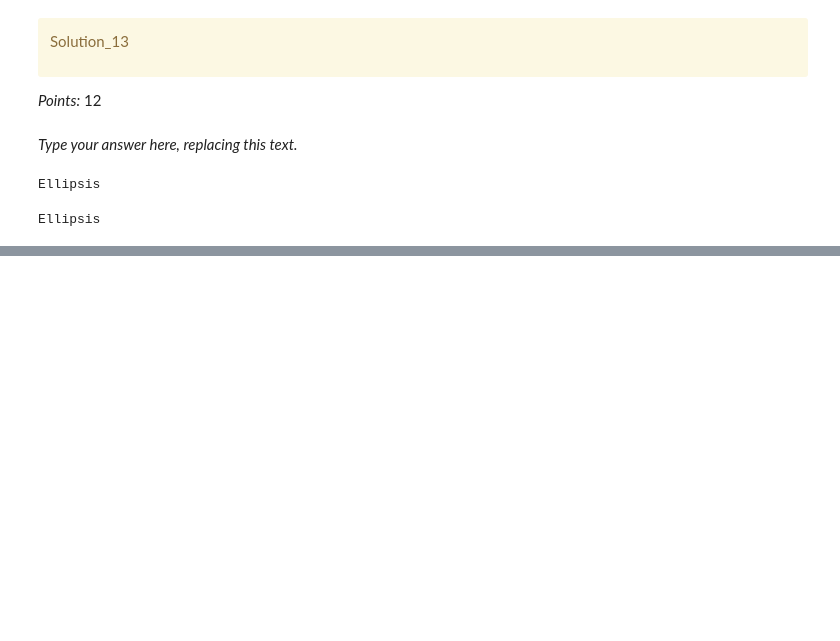
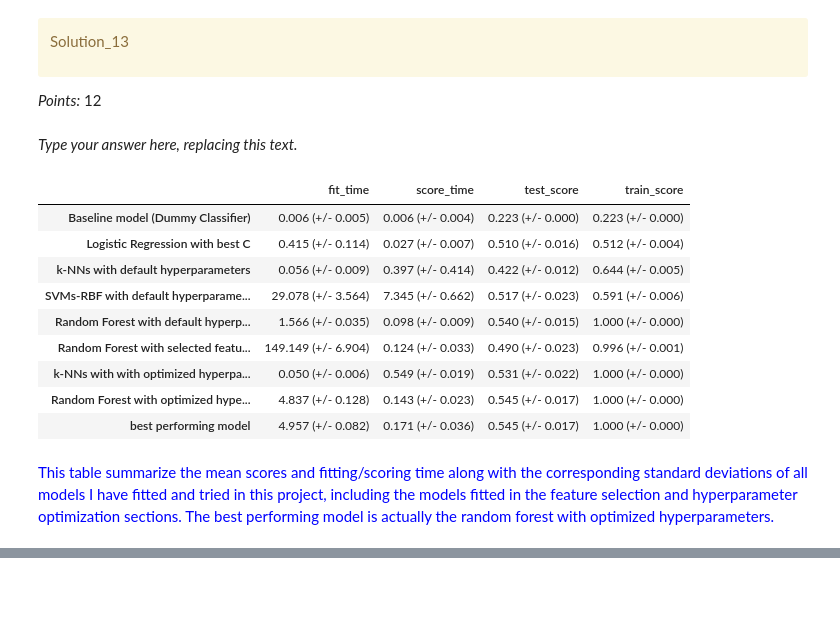
Before and after one commit to ljy0401/CPSC-330-Project-Default-of-Credit-Card-Clients-Predictions, a Jupyter notebook: hw5.ipynb, the cells around one changed output, grey strips where cells are left out. Drawn from its saved outputs; the diff is of its cells as text; code cells hidden in the pictures; blank space fills up the shorter version.

```diff
--- a/hw5.ipynb
+++ b/hw5.ipynb
@@ -1087,0 +1038,17 @@ Ellipsis
+# %%
+#I write the codes below based on the codes provided in lecture 13 notebook.
+preprocessor.fit(X_train)
+X_train_enc = pd.DataFrame(
+    data=preprocessor.transform(X_train),
+    columns=column_names,
+    index=X_train.index,
+)
+
+X_test_enc = pd.DataFrame(
+    data=preprocessor.transform(X_test),
+    columns=column_names,
+    index=X_test.index,
+)
+X_train_enc.head()
+best_model = best_pipeline.named_steps['randomforestclassifier']
+explainer = shap.TreeExplainer(best_model) # define the shap explainer
@@ -1114,11 +1143,21 @@ Solution_13
 _Points:_ 12
 # %% [markdown]
 _Type your answer here, replacing this text._
-# %%
-...
-# %% [output]
-Ellipsis
-# %%
-...
-# %% [output]
-Ellipsis
+# %%
+results["Best performing model"] = mean_std_cross_val_scores(
+    random_search_rf.best_estimator_, X_train, y_train, return_train_score=True, scoring=scoring_metric
+)
+pd.DataFrame(results).T
+# %% [output]
+|  | fit_time | score_time | test_score | train_score |
+| Baseline model (Dummy Classifier) | 0.006 (+/- 0.005) | 0.006 (+/- 0.004) | 0.223 (+/- 0.000) | 0.223 (+/- 0.000) |
+| Logistic Regression with best C | 0.415 (+/- 0.114) | 0.027 (+/- 0.007) | 0.510 (+/- 0.016) | 0.512 (+/- 0.004) |
+| k-NNs with default hyperparameters | 0.056 (+/- 0.009) | 0.397 (+/- 0.414) | 0.422 (+/- 0.012) | 0.644 (+/- 0.005) |
+| SVMs-RBF with default hyperparame... | 29.078 (+/- 3.564) | 7.345 (+/- 0.662) | 0.517 (+/- 0.023) | 0.591 (+/- 0.006) |
+| Random Forest with default hyperp... | 1.566 (+/- 0.035) | 0.098 (+/- 0.009) | 0.540 (+/- 0.015) | 1.000 (+/- 0.000) |
+| Random Forest with selected featu... | 149.149 (+/- 6.904) | 0.124 (+/- 0.033) | 0.490 (+/- 0.023) | 0.996 (+/- 0.001) |
+| k-NNs with with optimized hyperpa... | 0.050 (+/- 0.006) | 0.549 (+/- 0.019) | 0.531 (+/- 0.022) | 1.000 (+/- 0.000) |
+| Random Forest with optimized hype... | 4.837 (+/- 0.128) | 0.143 (+/- 0.023) | 0.545 (+/- 0.017) | 1.000 (+/- 0.000) |
+| best performing model | 4.957 (+/- 0.082) | 0.171 (+/- 0.036) | 0.545 (+/- 0.017) | 1.000 (+/- 0.000) |
+# %% [markdown]
+<span style="color:blue">This table summarize the mean scores and fitting/scoring time along with the corresponding standard deviations of all models I have fitted and tried in this project, including the models fitted in the feature selection and hyperparameter optimization sections. The best performing model is actually the random forest with optimized hyperparameters.</span>
```
Also changed, not shown: parts of 54 cells of this notebook, 1 other file.
